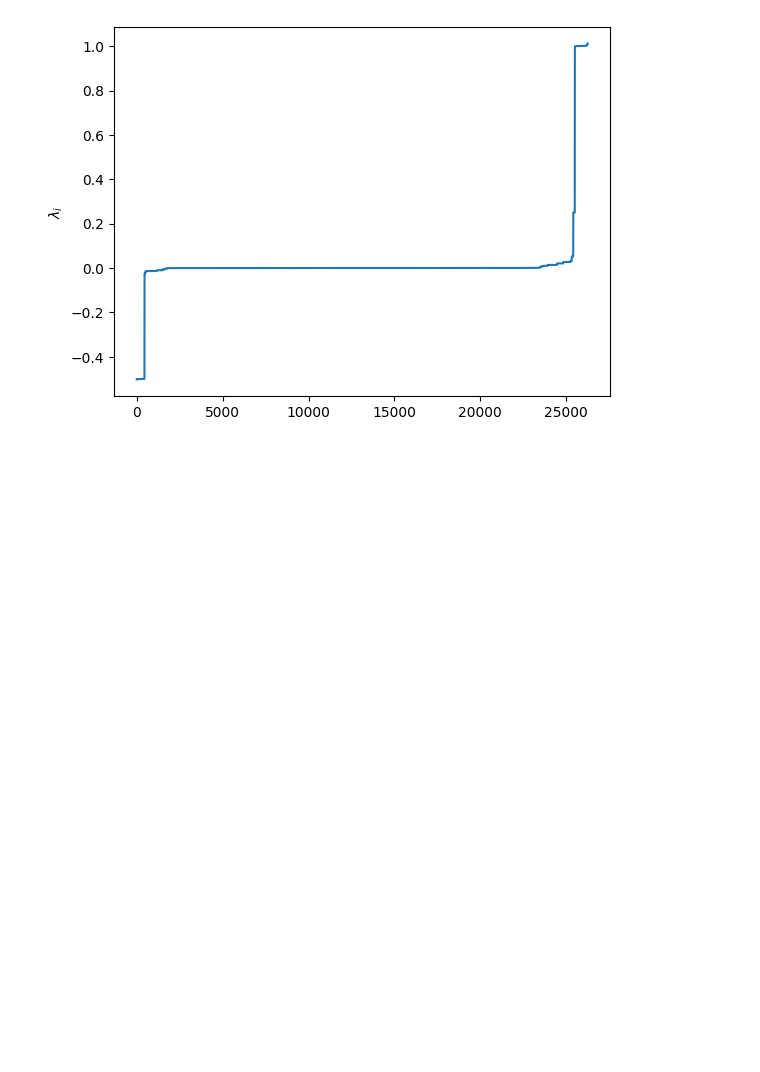
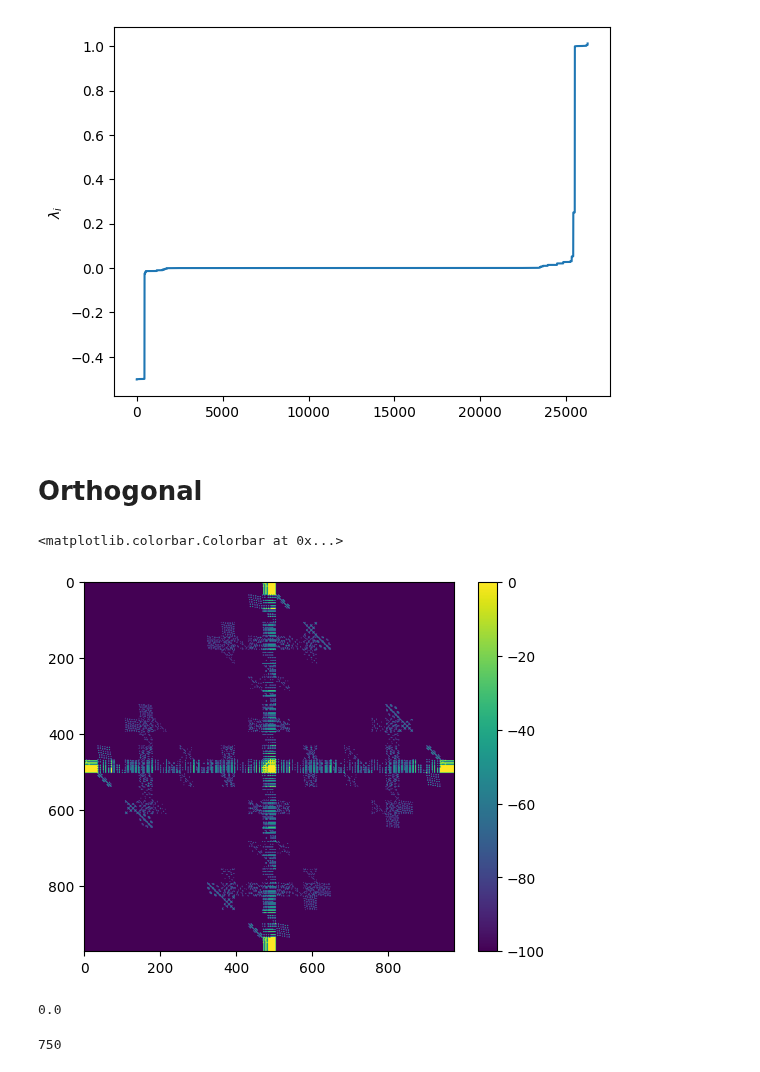
Before and after one commit to Renmusxd/TransferMat, a Jupyter notebook: Test.ipynb, the cells around one changed output. Drawn from its saved outputs; the diff is of its cells as text; code cells hidden in the pictures; blank space fills up the shorter version.

Commit message:
Orthonormal state overlaps

```diff
--- a/Test.ipynb
+++ b/Test.ipynb
@@ -109,3 +109,5 @@ pyplot.ylabel(r'$\lambda_i$')
 pyplot.show()
 # %% [output]
 [figure]
+# %% [markdown]
+# Orthogonal
@@ -111,0 +122,13 @@ pyplot.show()
+# %%
+overlap_mat = py_tiamat.make_ortho_overlap_matrix(4,3,[2,2],n_sector=(2,2,2))
+abs_overlap = numpy.abs(overlap_mat)
+abs_overlap[abs_overlap < 1e-12] = -100
+pyplot.imshow(abs_overlap, interpolation=None)
+pyplot.colorbar()
+# %% [output]
+<matplotlib.colorbar.Colorbar at 0x...>
+[figure, added]
+# %%
+numpy.abs(overlap_mat).min()
+# %% [output]
+0.0
@@ -111,0 +137,4 @@ pyplot.show()
+# %%
+len(flat_eigs[flat_eigs>0.9999])
+# %% [output]
+750
```
Also changed, not shown: parts of 3 cells of this notebook, 1 other file.
